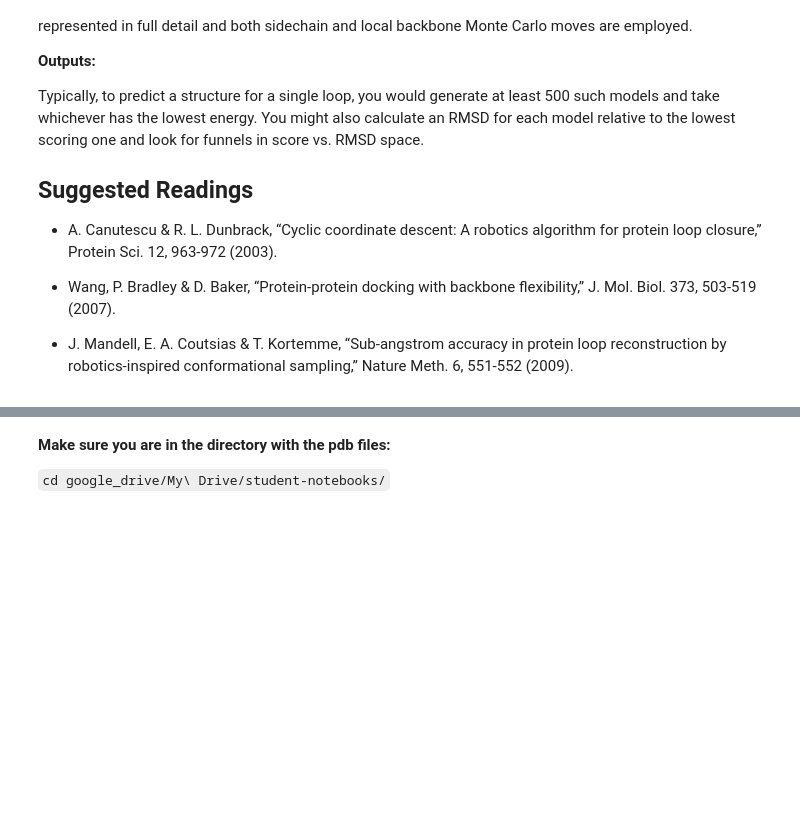
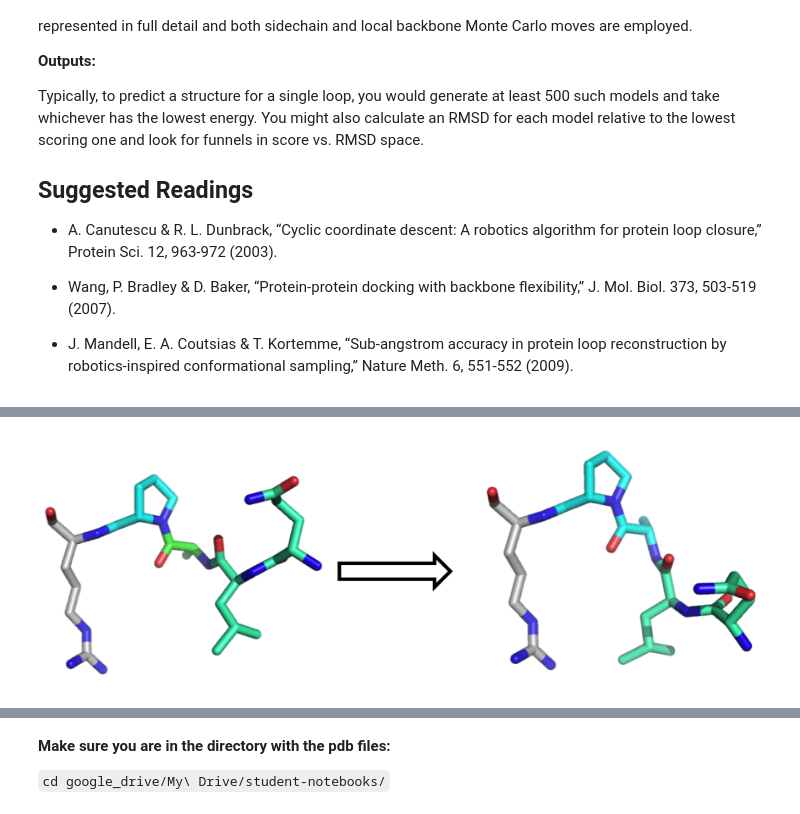
Before and after one commit to RosettaCommons/PyRosetta.notebooks, a Jupyter notebook: notebooks/09.00-Loop-Modeling.ipynb, the cells around one changed output, grey strips where cells are left out. Cells and saved outputs as stored; diff of their text form; code cells hidden in the pictures; blank space fills up the shorter version.

```diff
--- a/notebooks/09.00-Loop-Modeling.ipynb
+++ b/notebooks/09.00-Loop-Modeling.ipynb
@@ -56,0 +69,5 @@ pyrosetta.init()
+# %%
+from IPython.display import Image
+Image('./Media/small_moves.png',width='700')
+# %% [output]
+[figure, added]
```
Also changed, not shown: parts of 14 cells of this notebook.
